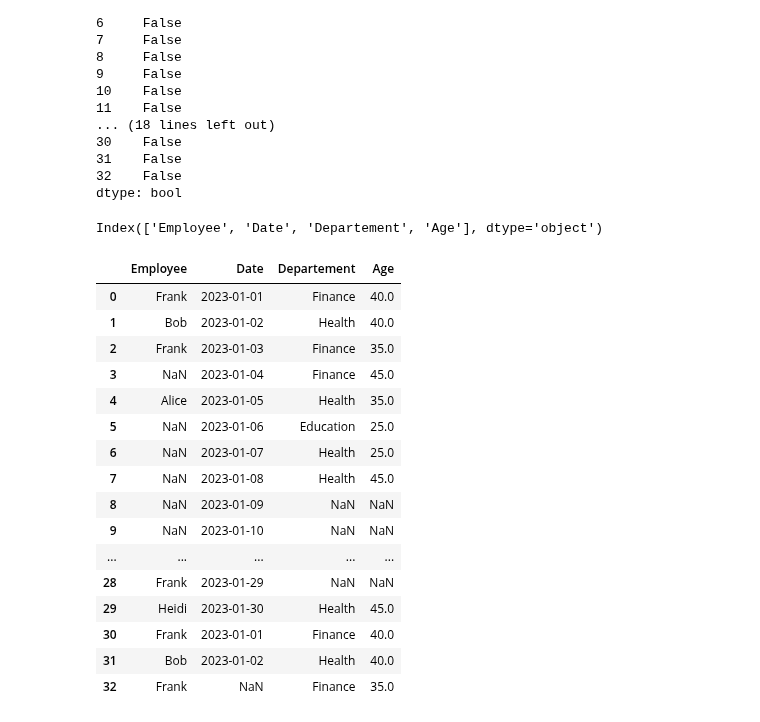
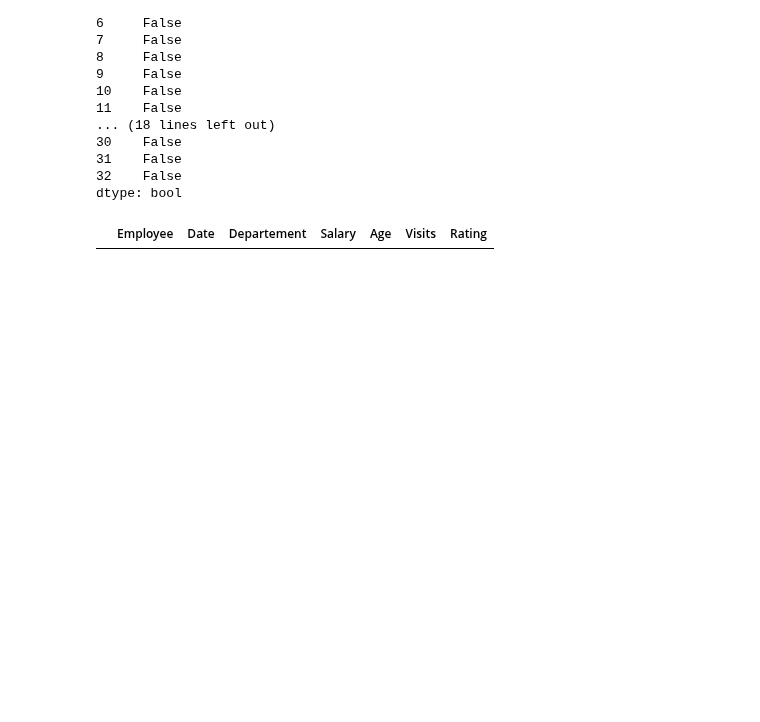
Before and after one commit to nevillemakoyi/Pandas_basic, a Jupyter notebook: notebooks/3 - data cleaning avec pandas - Exercice - élève .ipynb, the cells around one changed output. Cells and saved outputs as stored; diff of their text form; code cells hidden in the pictures; blank space fills up the shorter version.

```diff
--- a/notebooks/3 - data cleaning avec pandas - Exercice - élève .ipynb
+++ b/notebooks/3 - data cleaning avec pandas - Exercice - élève .ipynb
@@ -175,4 +138,0 @@ dtype: bool
-# %%
-# 10. Remplacer 'not available' par NaN
-df.replace('Missing value', pd.NA, inplace=True)
-df
@@ -282,27 +226,7 @@ df.isna().all(axis=1)
 31    False
 32    False
 dtype: bool
-# %%
-df.columns[  df.isna().any()]
-# %% [output]
-Index(['Employee', 'Date', 'Departement', 'Age'], dtype='object')
 # %%
-df[ df.columns[  df.isna().any()]]
+df.loc[ df.index[ df.isna().all(axis=1)]]
 # %% [output]
-|  | Employee | Date | Departement | Age |
-| 0 | Frank | 2023-01-01 | Finance | 40.0 |
-| 1 | Bob | 2023-01-02 | Health | 40.0 |
-| 2 | Frank | 2023-01-03 | Finance | 35.0 |
-| 3 | NaN | 2023-01-04 | Finance | 45.0 |
-| 4 | Alice | 2023-01-05 | Health | 35.0 |
-| 5 | NaN | 2023-01-06 | Education | 25.0 |
-| 6 | NaN | 2023-01-07 | Health | 25.0 |
-| 7 | NaN | 2023-01-08 | Health | 45.0 |
-| 8 | NaN | 2023-01-09 | NaN | NaN |
-| 9 | NaN | 2023-01-10 | NaN | NaN |
-| ... | ... | ... | ... | ... |
-| 28 | Frank | 2023-01-29 | NaN | NaN |
-| 29 | Heidi | 2023-01-30 | Health | 45.0 |
-| 30 | Frank | 2023-01-01 | Finance | 40.0 |
-| 31 | Bob | 2023-01-02 | Health | 40.0 |
-| 32 | Frank | NaN | Finance | 35.0 |
+|  | Employee | Date | Departement | Salary | Age | Visits | Rating |
```
Also changed, not shown: parts of 25 cells of this notebook.
